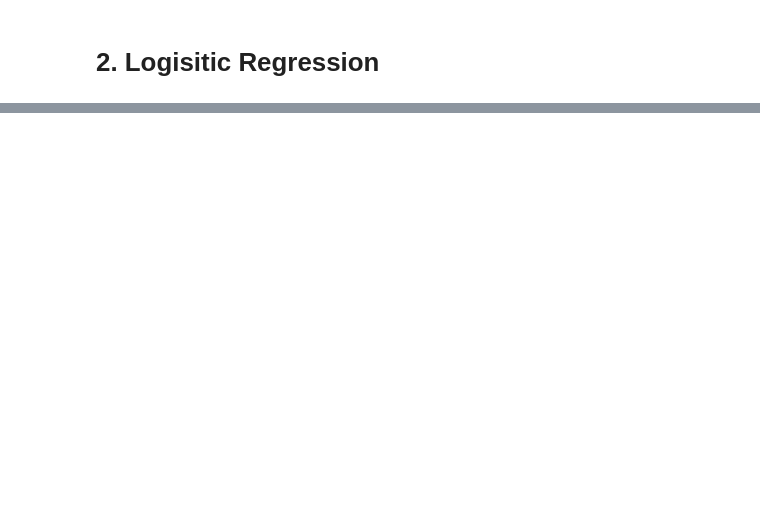
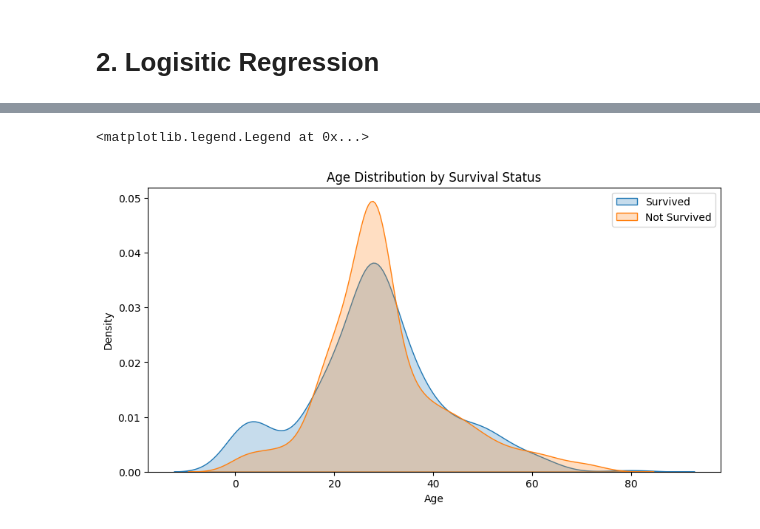
Before and after one commit to afterSt0rm/Amnil-AI-Internship, a Jupyter notebook: Linear Regression & Logistic Regression.ipynb, the cells around one changed output, grey strips where cells are left out. Cells and saved outputs as stored; diff of their text form; code cells hidden in the pictures; blank space fills up the shorter version.

```diff
--- a/Linear Regression & Logistic Regression.ipynb
+++ b/Linear Regression & Logistic Regression.ipynb
@@ -208,0 +440,17 @@ Testing R2 Score: 0.8994380241009119
+# %%
+# Separate data into two groups based on survival status
+survived = titanic_df[titanic_df['Survived'] == 1]
+not_survived = titanic_df[titanic_df['Survived'] == 0]
+# %%
+# Visualize the age distribution using a KDE plot
+plt.figure(figsize=(10, 5))
+sns.kdeplot(data=survived, x='Age', fill=True, label='Survived')
+sns.kdeplot(data=not_survived, x='Age', fill=True, label='Not Survived')
+
+plt.title('Age Distribution by Survival Status')
+plt.xlabel('Age')
+plt.ylabel('Density')
+plt.legend()
+# %% [output]
+<matplotlib.legend.Legend at 0x...>
+[figure, added]
```
Also changed, not shown: parts of 41 cells of this notebook.
